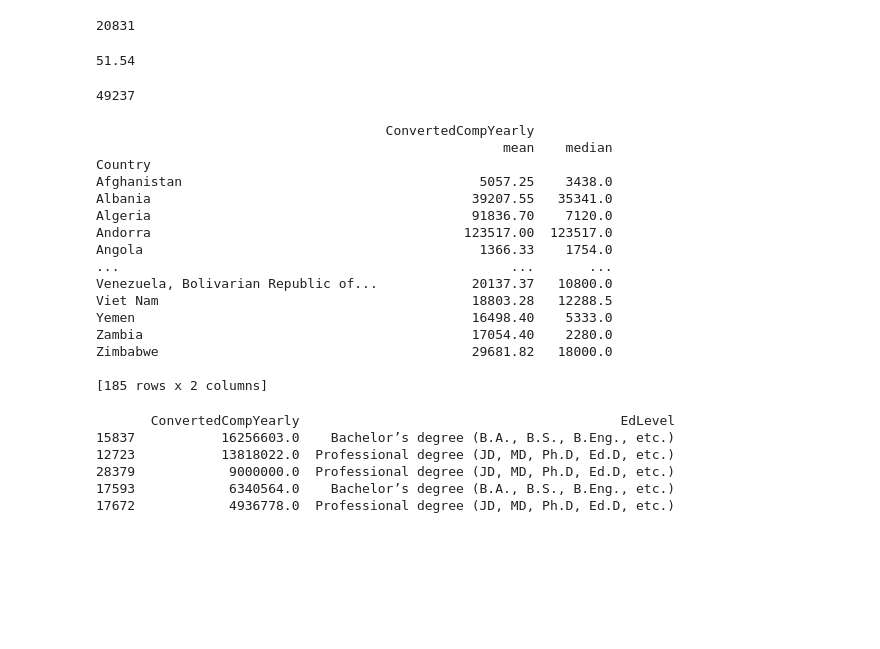
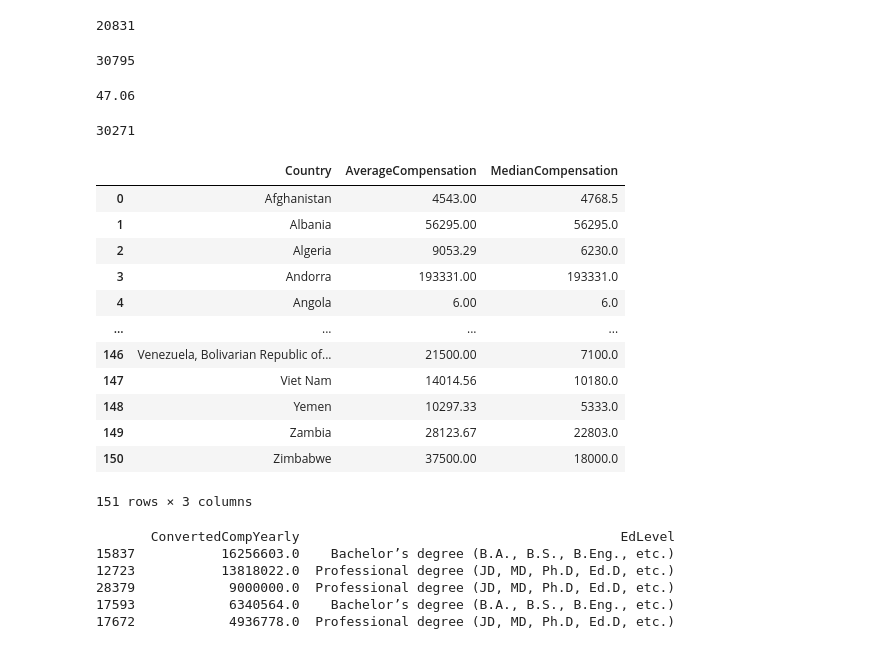
Before and after one commit to RomanVitovych/Python, a Jupyter notebook: Homework_4 (StackOverflow Developer Survey Analysis with Pandas).ipynb, the cells around one changed output. Drawn from its saved outputs; the diff is of its cells as text; code cells hidden in the pictures; blank space fills up the shorter version.

```diff
--- a/Homework_4 (StackOverflow Developer Survey Analysis with Pandas).ipynb
+++ b/Homework_4 (StackOverflow Developer Survey Analysis with Pandas).ipynb
@@ -78,37 +80,48 @@ print(count_remote_workers)
 # %%
 #list(df_main.columns)
 # %%
-count_python = df_main['LanguageHaveWorkedWith'].str.contains('Python', na = False).sum()
-count_all_responses = df_main['LanguageHaveWorkedWith'].notna().sum()
-percentage_in_python = count_python * 100 / count_all_responses
-round((percentage_in_python), 2)
+df_main['LanguageHaveWorkedWith'] = df_main['LanguageHaveWorkedWith'].astype(str)
+worked_with_Python = df_main['LanguageHaveWorkedWith'].str.contains('Python', case=False, na=False).sum()
+count_all_responses = df_main['LanguageHaveWorkedWith'].str.len().gt(0).sum()
+percentage_in_python = round(worked_with_Python * 100 / count_all_responses, 2)
+display(percentage_in_python)
 # %% [output]
-51.54
+30795
+47.06
 # %%
-learn_online = df_main['LearnCodeOnline'].notna().sum()
+learn_online = df_main['LearnCode'].str.contains('online courses', case=False, na=False).sum()
 print(learn_online)
 # %% [output]
-49237
+30271
-# %%
-compensation_by_countries = df_main.groupby('Country').agg({'ConvertedCompYearly' : ['mean', 'median']}).round(2)
-print(compensation_by_countries)
-# %% [output]
-                                     ConvertedCompYearly
-                                                    mean    median
-Country
-Afghanistan                                      5057.25    3438.0
-Albania                                         39207.55   35341.0
-Algeria                                         91836.70    7120.0
-Andorra                                        123517.00  123517.0
-Angola                                           1366.33    1754.0
-...                                                  ...       ...
-Venezuela, Bolivarian Republic of...            20137.37   10800.0
-Viet Nam                                        18803.28   12288.5
-Yemen                                           16498.40    5333.0
-Zambia                                          17054.40    2280.0
-Zimbabwe                                        29681.82   18000.0
-
-[185 rows x 2 columns]
+# %%
+df_worked_with_python = df_main[
+    (df_main['LanguageHaveWorkedWith'].str.contains('Python', case=False, na=False)) &
+    (df_main['ConvertedCompYearly'].notna())
+]
+compensation_by_countries = (
+    df_worked_with_python
+    .groupby('Country', as_index=False)
+    .agg(
+        AverageCompensation=('ConvertedCompYearly', 'mean'),
+        MedianCompensation=('ConvertedCompYearly', 'median')
+    )
+    .round(2)
+)
+display(compensation_by_countries)
+# %% [output]
+|  | Country | AverageCompensation | MedianCompensation |
+| 0 | Afghanistan | 4543.00 | 4768.5 |
+| 1 | Albania | 56295.00 | 56295.0 |
+| 2 | Algeria | 9053.29 | 6230.0 |
+| 3 | Andorra | 193331.00 | 193331.0 |
+| 4 | Angola | 6.00 | 6.0 |
+| ... | ... | ... | ... |
+| 146 | Venezuela, Bolivarian Republic of... | 21500.00 | 7100.0 |
+| 147 | Viet Nam | 14014.56 | 10180.0 |
+| 148 | Yemen | 10297.33 | 5333.0 |
+| 149 | Zambia | 28123.67 | 22803.0 |
+| 150 | Zimbabwe | 37500.00 | 18000.0 |
+151 rows × 3 columns
 # %%
 compensation = df_main.sort_values('ConvertedCompYearly', ascending = False).head(5)
 print(compensation[['ConvertedCompYearly','EdLevel']])
```
Also changed, not shown: parts of 3 cells of this notebook, 2 other files.
